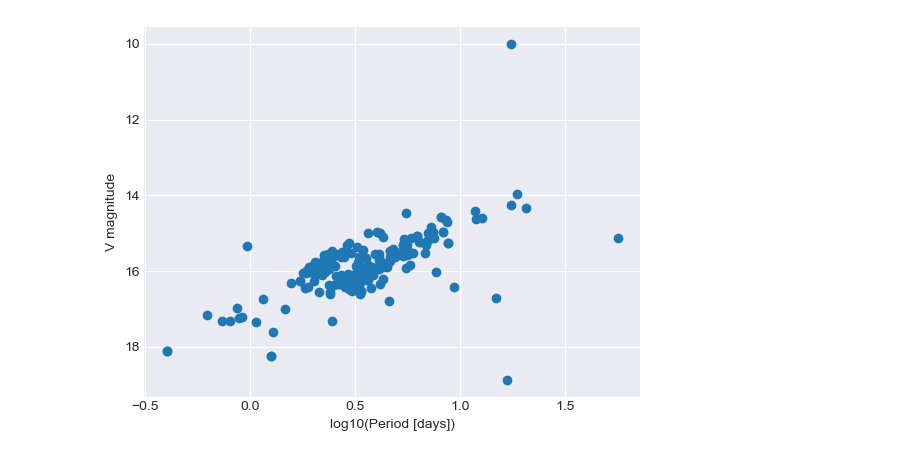
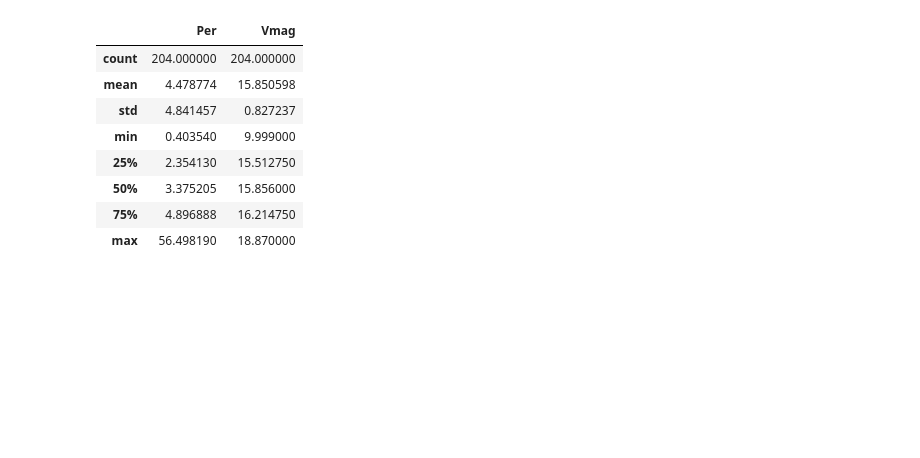
Before and after one commit to MUTEJIMMY/Astron1221_Project3_Cepheids_Abdirahman_Kyle, a Jupyter notebook: Project3_Cepheids.ipynb, the cells around one changed output. Saved outputs shown, nothing was run; the diff lists cells and outputs as text; code cells hidden in the pictures; blank space fills up the shorter version.

```diff
--- a/Project3_Cepheids.ipynb
+++ b/Project3_Cepheids.ipynb
@@ -89,13 +20,13 @@ memory usage: 6.6 KB
-# %%
-import numpy as np
-import matplotlib.pyplot as plt   # if you haven't already
-
-clean = df[num_cols].dropna()
-
-plt.scatter(np.log10(clean["Per"]), clean["Vmag"])
-plt.xlabel("log10(Period [days])")
-plt.ylabel("V magnitude")
-plt.gca().invert_yaxis()   # optional, makes brighter stars higher
-# %% [output]
-[figure, removed]
+# %%
+display(clean.describe())
+# %% [output]
+|  | Per | Vmag |
+| count | 204.000000 | 204.000000 |
+| mean | 4.478774 | 15.850598 |
+| std | 4.841457 | 0.827237 |
+| min | 0.403540 | 9.999000 |
+| 25% | 2.354130 | 15.512750 |
+| 50% | 3.375205 | 15.856000 |
+| 75% | 4.896888 | 16.214750 |
+| max | 56.498190 | 18.870000 |
 # %%
```
Also changed, not shown: parts of 9 cells of this notebook.
